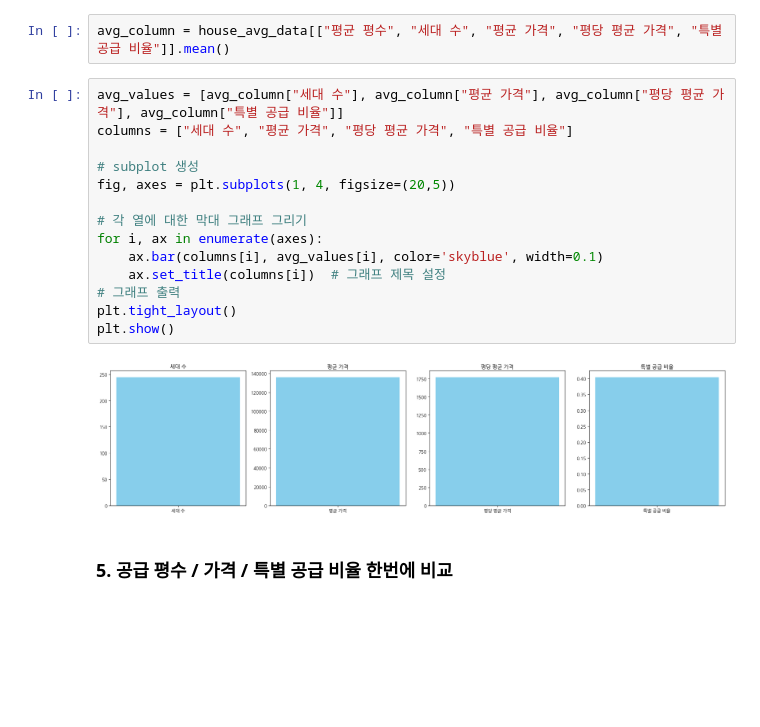
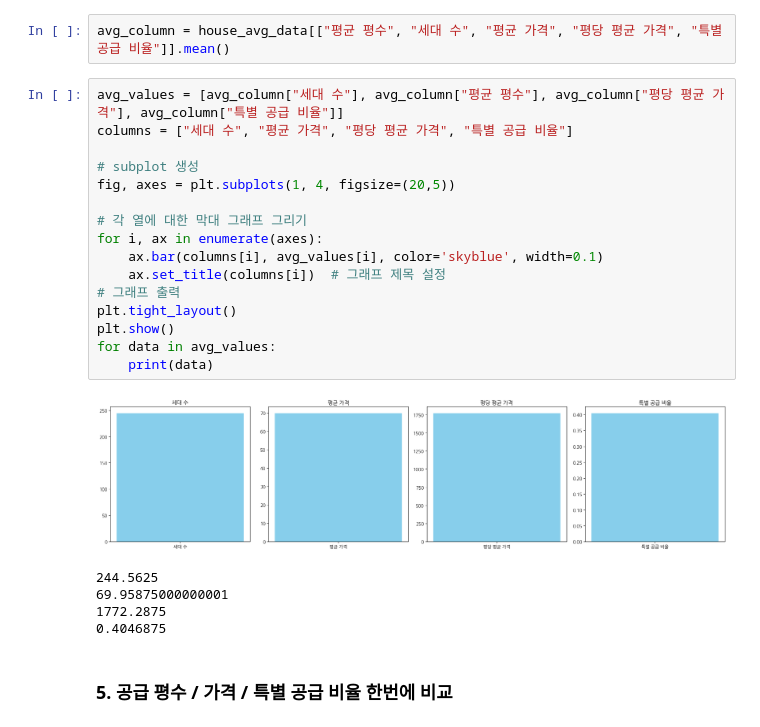
Before and after one commit to hyejidaimma/eda_first_repo, a Jupyter notebook: eda_sell_hyeji.ipynb, the cells around one changed output. Drawn from its saved outputs; the diff is of its cells as text; blank space fills up the shorter version.

```diff
--- a/eda_sell_hyeji.ipynb
+++ b/eda_sell_hyeji.ipynb
@@ -1220,21 +1220,27 @@ plt.show()
 # %%
 avg_column = house_avg_data[["평균 평수", "세대 수", "평균 가격", "평당 평균 가격", "특별 공급 비율"]].mean()
 # %%
-avg_values = [avg_column["세대 수"], avg_column["평균 가격"], avg_column["평당 평균 가격"], avg_column["특별 공급 비율"]]
+avg_values = [avg_column["세대 수"], avg_column["평균 평수"], avg_column["평당 평균 가격"], avg_column["특별 공급 비율"]]
 columns = ["세대 수", "평균 가격", "평당 평균 가격", "특별 공급 비율"]
 
 # subplot 생성
 fig, axes = plt.subplots(1, 4, figsize=(20,5))
 
 # 각 열에 대한 막대 그래프 그리기
 for i, ax in enumerate(axes):
     ax.bar(columns[i], avg_values[i], color='skyblue', width=0.1)
     ax.set_title(columns[i])  # 그래프 제목 설정
 # 그래프 출력
 plt.tight_layout()
 plt.show()
+for data in avg_values:
+    print(data)
 # %% [output]
-[figure, old version]
+[figure, new version]
+244.5625
+69.95875000000001
+1772.2875
+0.4046875
 # %% [markdown]
 ### 5. 공급 평수 / 가격 / 특별 공급 비율 한번에 비교
 # %%
```
Also changed, not shown: parts of 37 cells of this notebook.
